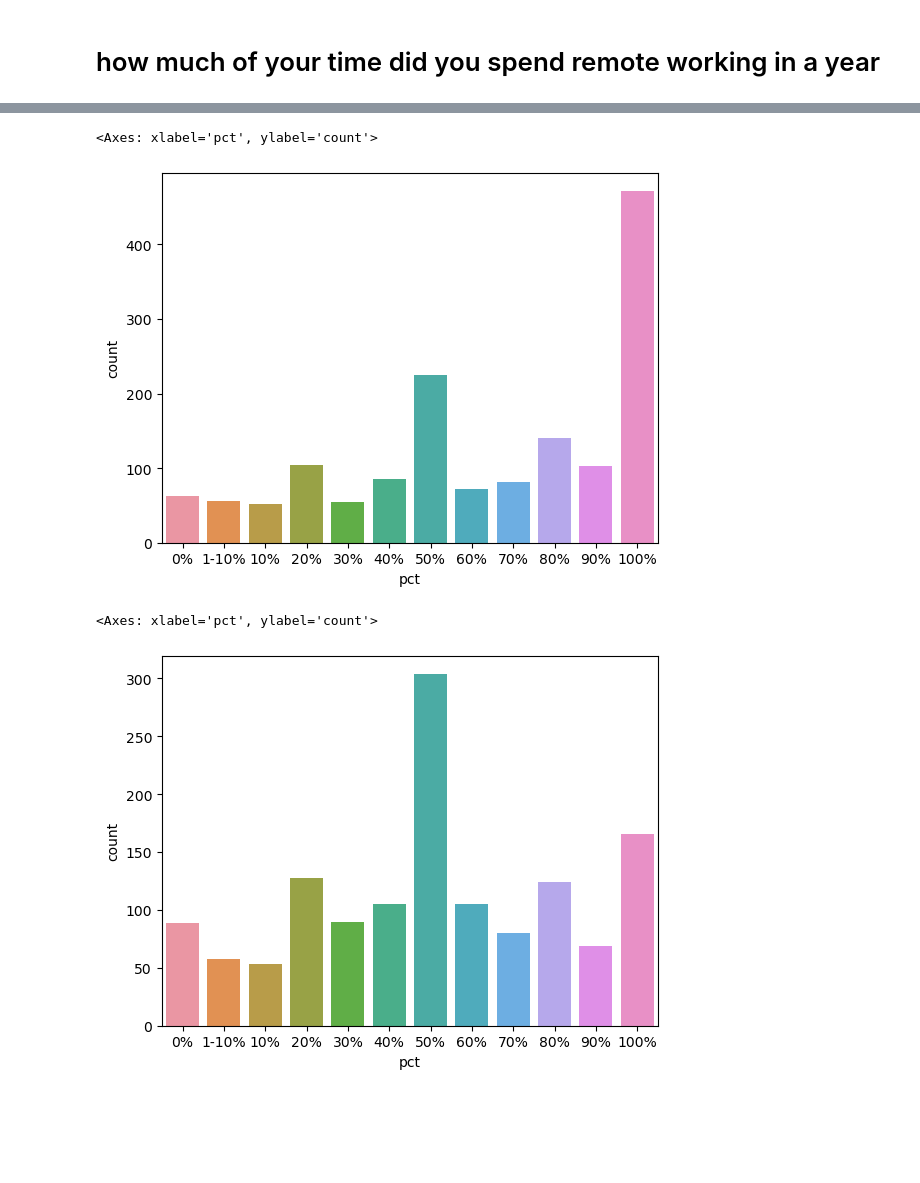
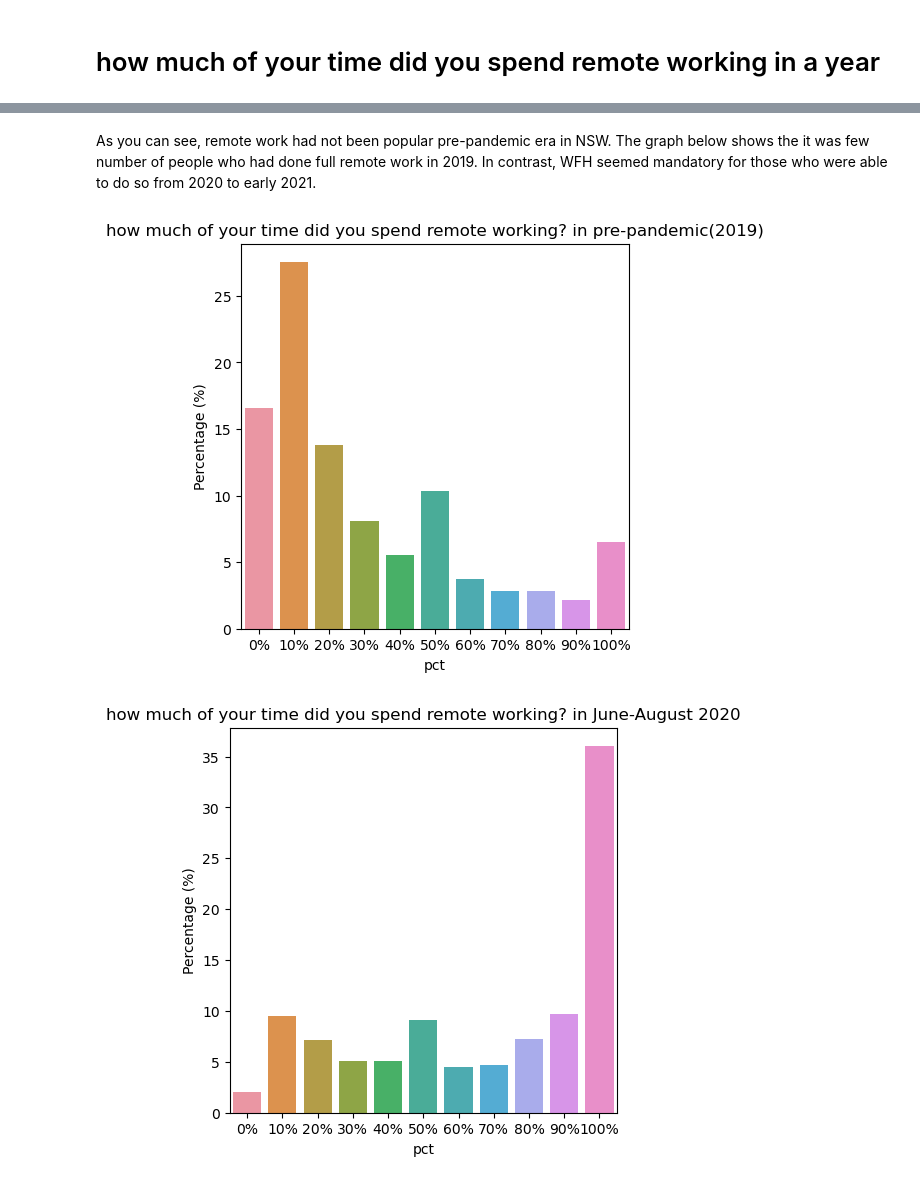
Before and after one commit to ry00iimura/MSDS_DSC672, a Jupyter notebook: EDA.ipynb, the cells around one changed output, grey strips where cells are left out. Drawn from its saved outputs; the diff is of its cells as text; code cells hidden in the pictures; blank space fills up the shorter version.

```diff
--- a/EDA.ipynb
+++ b/EDA.ipynb
@@ -102,8 +102,8 @@ questions = {
         'type':'biology'
         },
     11: {
-        'original IDs': ([11],[10]),
-        'question': 'how much of your time did you spend remote working in a year?',
+        'original IDs': ([11,19],[10,8]),
+        'question': 'how much of your time did you spend remote working?',
         'type':'experience'
         },
     12: {
@@ -141,11 +141,11 @@ questions = {
         'question': 'How much of your time would you have preferred to work remotely?',
         'type':'preference'
         },
-    19: {
-        'original IDs': ([19], [8]),
-        'question': 'how much of your time did you spend remote working?',
-        'type':'experience'
-        },
+    # 19: {
+    #     'original IDs': ([19], [8]),
+    #     'question': 'how much of your time did you spend remote working?',
+    #     'type':'experience'
+    #     },
     20: {
         'original IDs': ([28], [33]),
         'question': 'My employer would encourage more remote working',
@@ -468,7 +497,7 @@ The question numbers: [11, 19, 24, 25, 26, 27, 28, 45, 46, 51]
 # %% [markdown]
 # how much of your time did you spend remote working in a year
 # %%
-q.get_q_info(11)
+q_info = q.get_q_info(11)
 question_list = q.get_questions()
 result_list = q.get_result(question_list)
 # %% [output]
@@ -476,2 +505,2 @@ result_list = q.get_result(question_list)
 # %%
-pd.concat([q.unstack_df(result_list[0],['2019']),q.unstack_df(result_list[1],['2021'])])
+experience_q11 = pd.concat([q.unstack_df(result_list[0],['pre-pandemic(2019)','June-August 2020']),q.unstack_df(result_list[1],['October-December 2020','pandemic(2021)'])])
@@ -498,10 +507,18 @@ sns.countplot(new_target_df.query('as_of == "2020"'),x = 'pct', order = ['0%','1
-# %%
-sns.countplot(new_target_df.query('as_of == "2020-Q3"'),x = 'pct', order = ['0%','1-10%','10%','20%', '30%', '40%', '50%', '60%', '70%', '80%', '90%' , '100%'])
-# %% [output]
-<Axes: xlabel='pct', ylabel='count'>
-[figure, removed]
-# %%
-sns.countplot(new_target_df.query('as_of == "post-covid-anticipation-in-2020"'),x = 'pct', order = ['0%','1-10%','10%','20%', '30%', '40%', '50%', '60%', '70%', '80%', '90%' , '100%'])
-# %% [output]
-<Axes: xlabel='pct', ylabel='count'>
-[figure, removed]
+# %%
+original_text = experience_q11['original'].unique().tolist()
+extracted_text =q.extract_percentages(original_text)
+experience_q11 = q.insert_replace_value(experience_q11,'original',original_text,extracted_text,'pct')
+# %% [markdown]
+As you can see, remote work had not been popular pre-pandemic era in NSW. The graph below shows the it was few number of people who had done full remote work in 2019. In contrast, WFH seemed mandatory for those who were able to do so from 2020 to early 2021.
+# %%
+for ao in experience_q11['as_of'].unique():
+    category_counts = experience_q11.query('as_of == "{}"'.format(ao))['pct'].value_counts(normalize = True) * 100
+    df_percent = category_counts.reset_index()
+
+    plt.figure(figsize = (5,5))
+    sns.barplot(x='pct', y='proportion', data=df_percent,order = ['0%','10%','20%', '30%', '40%', '50%', '60%', '70%', '80%', '90%' , '100%'])
+    plt.ylabel('Percentage (%)')
+    plt.title('{} in {}'.format(q_info['question'],ao))
+# %% [output]
+[figure, added]
+[figure, added]
```
Also changed, not shown: parts of 16 cells of this notebook.
